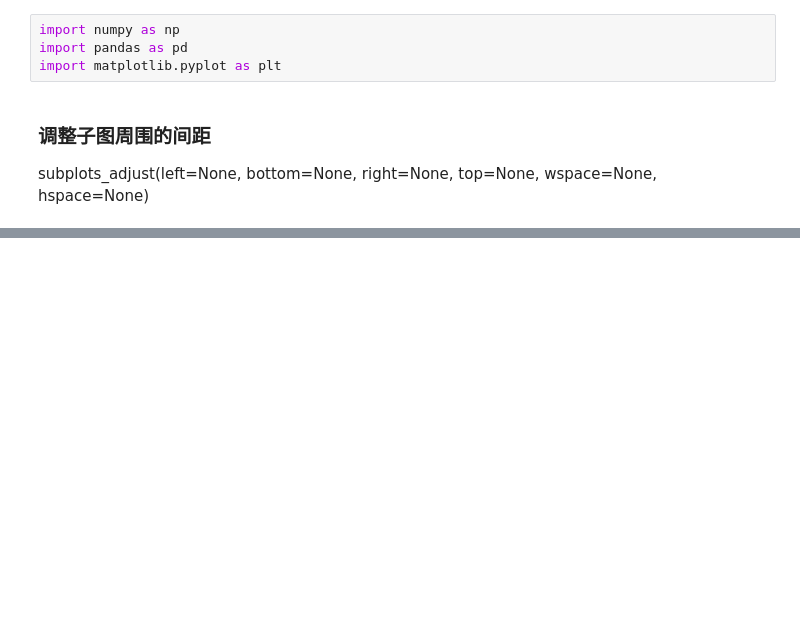
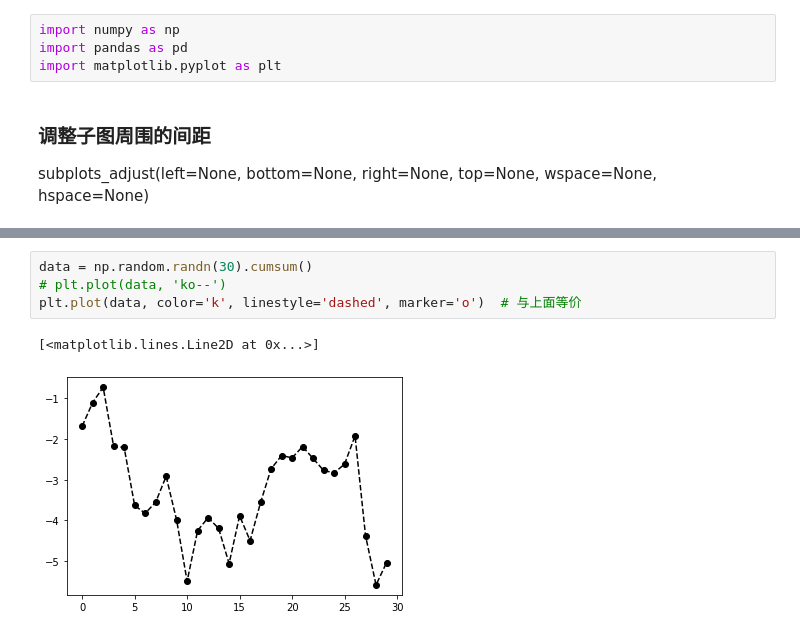
Before and after one commit to michaelbrucelin/HelloLanguage, a Jupyter notebook: Python/PlayGround/jupyter/07-信息可视化/02-常用设置.ipynb, the cells around one changed output, grey strips where cells are left out. Cells and saved outputs as stored; diff of their text form; blank space fills up the shorter version.

```diff
--- a/Python/PlayGround/jupyter/07-信息可视化/02-常用设置.ipynb
+++ b/Python/PlayGround/jupyter/07-信息可视化/02-常用设置.ipynb
@@ -20,3 +20,10 @@ plt.subplots_adjust(wspace=0, hspace=0)  # 调整子图周围的间距，margin
 ax.plot(x, y, 'g--')                            使用绿色的破折线绘制x, y
 ax.plot(x, y, linestyle='--', color='g')        与上面的写法等价
 ax.plot(x, y, linestyle='--', color='#00FF00')
+# %%
+data = np.random.randn(30).cumsum()
+# plt.plot(data, 'ko--')
+plt.plot(data, color='k', linestyle='dashed', marker='o')  # 与上面等价
+# %% [output]
+[<matplotlib.lines.Line2D at 0x...>]
+[figure, added]
```
Also changed, not shown: parts of 14 cells of this notebook, 2 other files.
